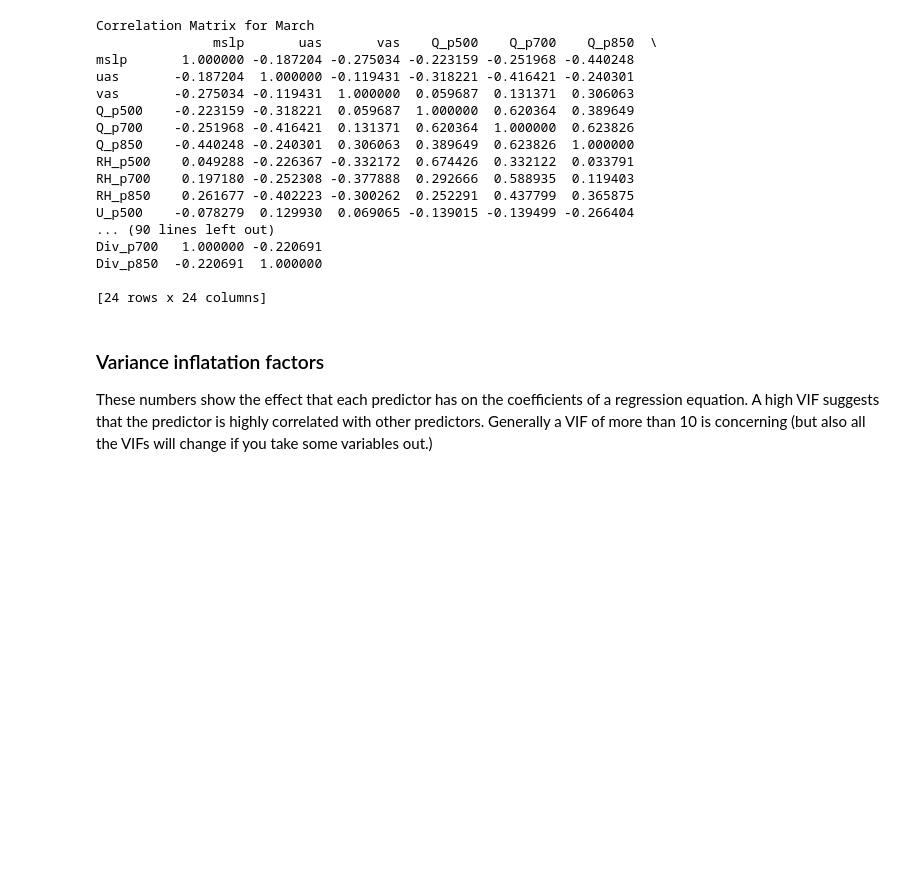
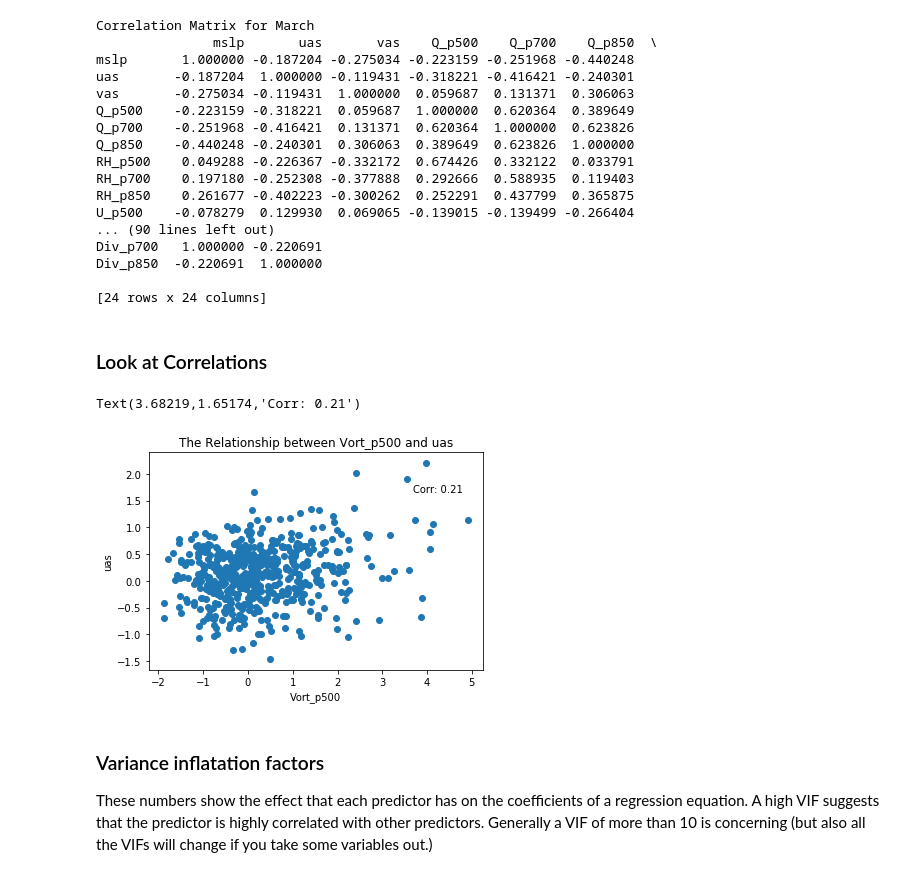
Before and after one commit to kwheelan/Linear_downscaling, a Jupyter notebook: Temp_Downscaling_MonthlyModel.ipynb, the cells around one changed output. Saved outputs shown, nothing was run; the diff lists cells and outputs as text; code cells hidden in the pictures; blank space fills up the shorter version.

```diff
--- a/Temp_Downscaling_MonthlyModel.ipynb
+++ b/Temp_Downscaling_MonthlyModel.ipynb
@@ -179,6 +180,25 @@ Div_p700   1.000000 -0.220691
 Div_p850  -0.220691  1.000000
 
 [24 rows x 24 columns]
+# %% [markdown]
+### Look at Correlations
+# %%
+#change these to look graphically at the relationship between variables
+var1 = "Vort_p500"
+var2 = "uas"
+month = 3
+
+cor = pd.DataFrame([X_train.sel(time = month)[var1].data,X_train.sel(time = month)[var2].data]).transpose().corr()[0][1]
+xCoord = 0.75 * float(max(X_train.sel(time = month)[var1]).values)
+yCoord = 0.75 * float(max(X_train.sel(time = month)[var2]).values)
+plt.scatter(X_train.sel(time = month)[var1], X_train.sel(time = month)[var2])
+plt.xlabel(var1)
+plt.ylabel(var2)
+plt.title("The Relationship between {} and {}".format(var1, var2))
+plt.text(xCoord,yCoord,"Corr: {}".format(round(cor, 2)))
+# %% [output]
+Text(3.68219,1.65174,'Corr: 0.21')
+[figure, added]
 # %% [markdown]
 ### Variance inflatation factors
 These numbers show the effect that each predictor has on the coefficients of a regression equation. A high VIF suggests that the predictor is highly correlated with other predictors. Generally a VIF of more than 10 is concerning (but also all the VIFs will change if you take some variables out.)
```
Also changed, not shown: parts of 12 cells of this notebook.
